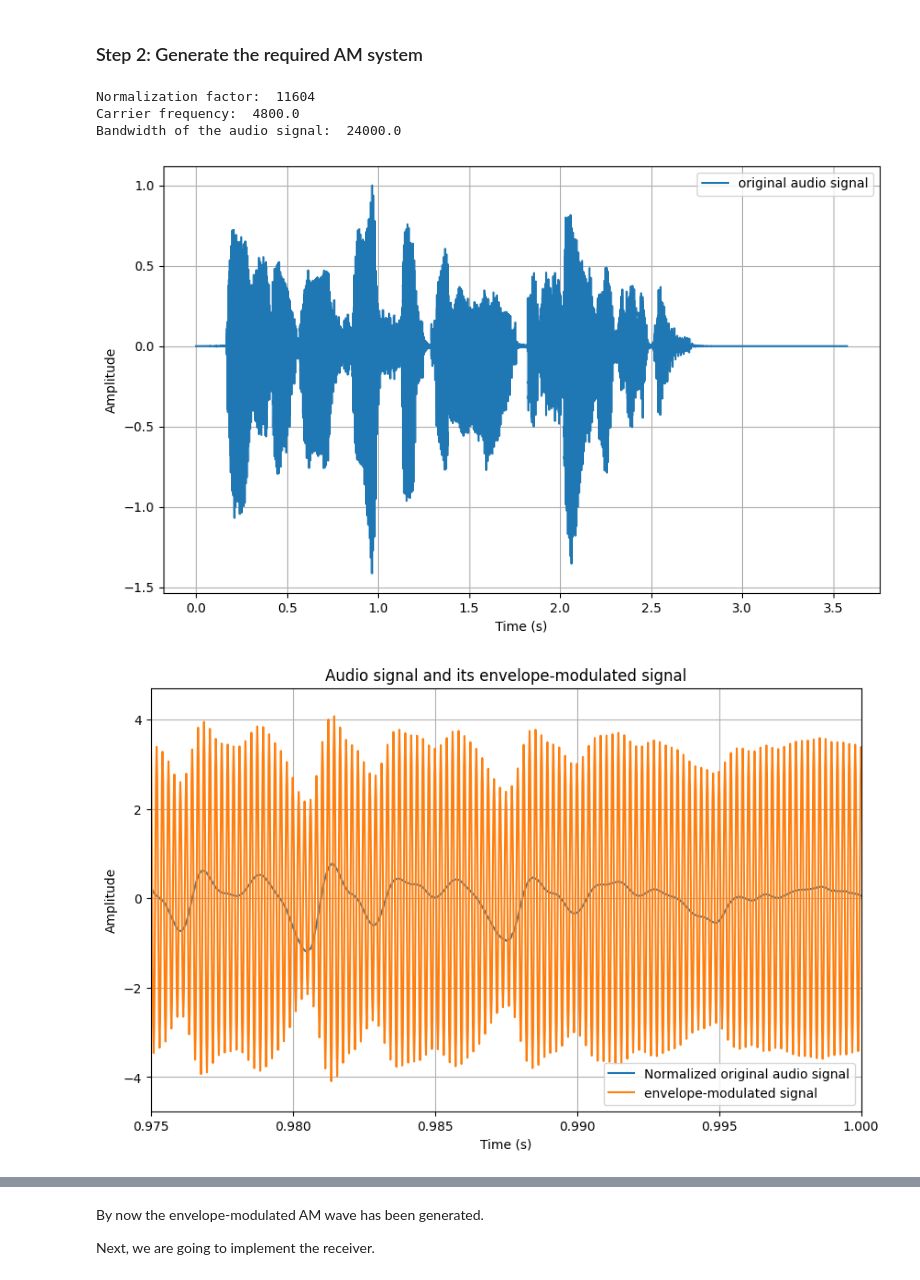
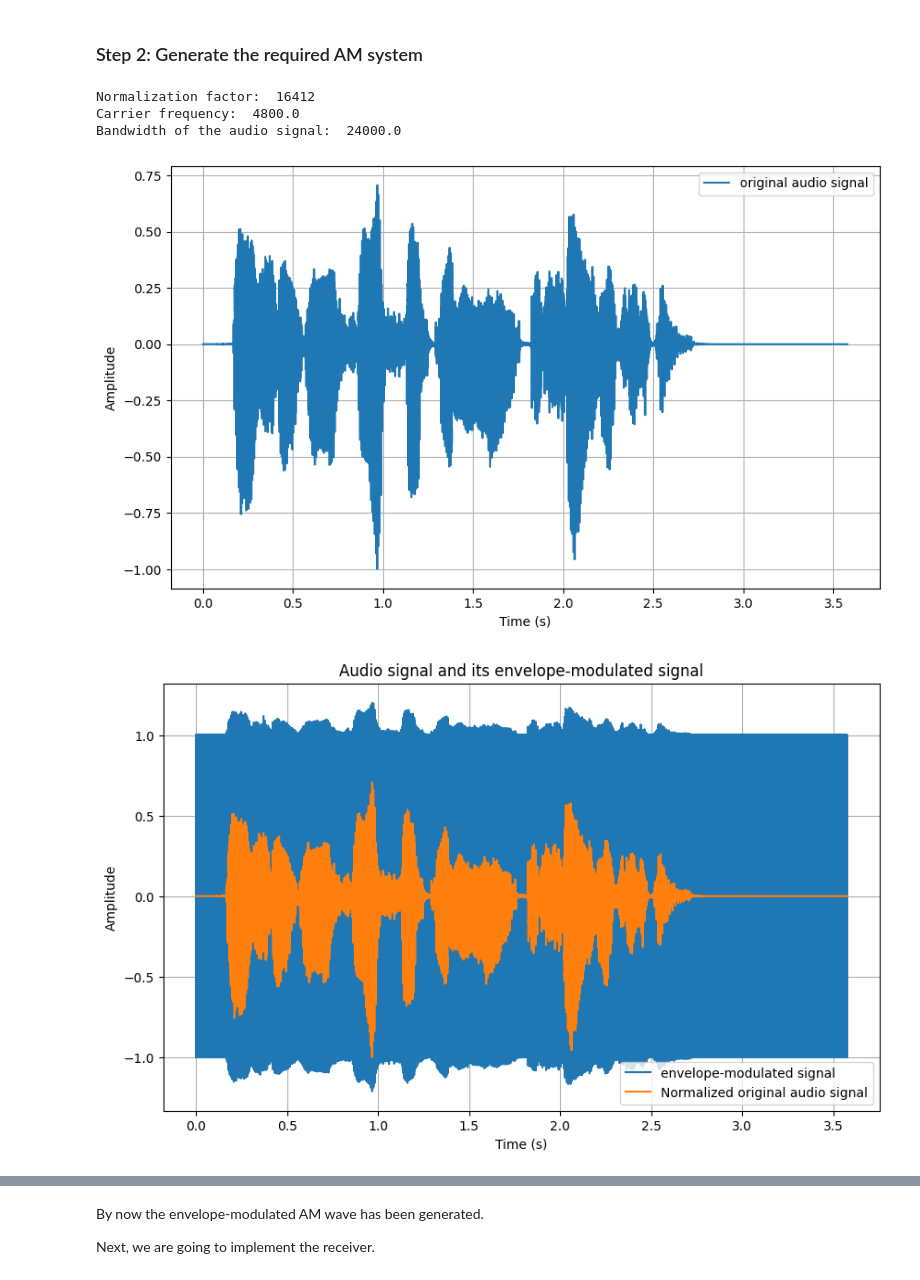
Before and after one commit to martinz2002/ece459-project-fa23-zjui, a Jupyter notebook: project_main/audio_processing.ipynb, the cells around one changed output, grey strips where cells are left out. Drawn from its saved outputs; the diff is of its cells as text; code cells hidden in the pictures.

```diff
--- a/project_main/audio_processing.ipynb
+++ b/project_main/audio_processing.ipynb
@@ -82,7 +82,7 @@ fs, orig_data = wavfile.read('audio.wav')
 
 # normalize the data
 data = orig_data
-nf = np.max(data)   # normalization factor nf
+nf = np.max(np.abs(data))   # normalization factor nf
 data = data/nf
 
 print('Normalization factor: ', nf)
@@ -94,41 +94,53 @@ print('Carrier frequency: ', fc)
 # generate the time vector
 t = np.arange(0, len(data)/fs, 1/fs)
 u = 0.3
+ka = u / np.max(np.abs(data))
 
 # set carrier amplitude Ac
-Ac = 1/0.3  # carrier amplitude
+Ac = 1  # carrier amplitude
 bw = fs/2  # bandwidth of the audio signal
 print('Bandwidth of the audio signal: ', bw)
 
 # generate the envelope-modulated signal based on the audio signal
-am_signal = Ac*(1 + u*data) * np.cos(2*np.pi*fc*t)
+am_signal = Ac*(1 + ka*data) * np.cos(2*np.pi*fc*t)
 
 # plot the original audio signal
 plt.figure()
 plt.plot(t, data, label='original audio signal')
 plt.xlabel('Time (s)')
 plt.ylabel('Amplitude')
 plt.grid(True)
 plt.legend()
 plt.show()
 
 # plot the original audio signal and the envelope-modulated signal
 plt.figure()
+plt.plot(t, am_signal, label='envelope-modulated signal')
 plt.plot(t, data, label='Normalized original audio signal')
+plt.xlabel('Time (s)')
+plt.ylabel('Amplitude')
+plt.title('Audio signal and its envelope-modulated signal')
+plt.grid(True)
+plt.legend()
+plt.show()
+
+# plot the original audio signal and the envelope-modulated signal
+plt.figure()
 plt.plot(t, am_signal, label='envelope-modulated signal')
+plt.plot(t, data, label='Normalized original audio signal')
 plt.xlabel('Time (s)')
 plt.ylabel('Amplitude')
 plt.xlim(0.975,1)
-plt.title('Audio signal and its envelope-modulated signal')
+plt.title('Audio signal and its envelope-modulated signal (segment)')
 plt.grid(True)
 plt.legend()
 plt.show()
 
 # write the envelope-modulated signal to a wav file, do not use float
 wavfile.write('audio_modulated.wav', fs, am_signal.astype('int16'))
 # %% [output]
-Normalization factor:  11604
+Normalization factor:  16412
 Carrier frequency:  4800.0
 Bandwidth of the audio signal:  24000.0
-[figure, old version]
+[figure, new version]
-[figure, old version]
+[figure, new version]
```
Also changed, not shown: parts of 3 cells of this notebook, 2 other files.
